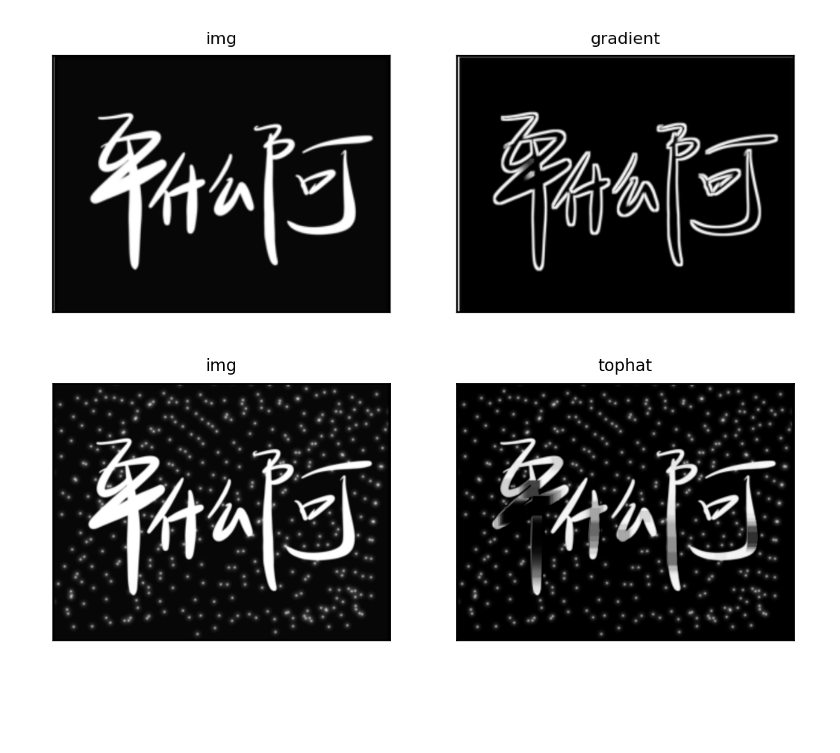
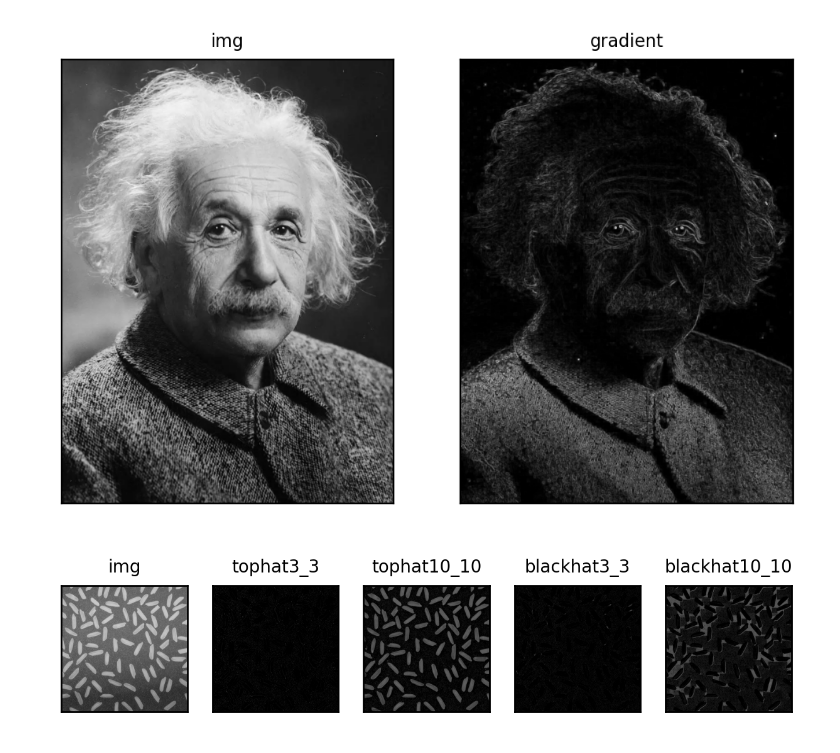
Before and after one commit to awei231/digital-image-processing, a Jupyter notebook: 09.形态学/9.3 一些基本的形态学算法/Morphological_Gradient.ipynb, the cells around one changed output. Drawn from its saved outputs; the diff is of its cells as text; code cells hidden in the pictures; blank space fills up the shorter version.

```diff
--- a/09.形态学/9.3 一些基本的形态学算法/Morphological_Gradient.ipynb
+++ b/09.形态学/9.3 一些基本的形态学算法/Morphological_Gradient.ipynb
@@ -1,40 +1,51 @@
 # %%
 #形态学梯度：膨胀图减去腐蚀图，dilation - erosion，这样会得到物体的轮廓
 import cv2
 import numpy as np
 import matplotlib
 import matplotlib.pyplot as plt #最后两个库为了画子图使用
+def cv_imread(file_path):
+    cv_img = cv2.imdecode(np.fromfile(file_path, dtype=np.uint8), cv2.IMREAD_COLOR)#utf-8编码读取 彩色图像
+    return cv_img
 
-img = cv2.imread('test.png')
-kernel = cv2.getStructuringElement(cv2.MORPH_RECT, (5, 5))  # 矩形结构
+# img = cv2.imread('平什么阿.png') #读取图片
+img = cv_imread('爱因斯坦.jpg')
+kernel = cv2.getStructuringElement(cv2.MORPH_RECT, (3, 3))  # 矩形结构 3x3
 
 gradient = cv2.morphologyEx(img, cv2.MORPH_GRADIENT, kernel)
 titles = ['img', 'gradient']
 images = [img, gradient]
 plt.figure(dpi=200) #指定输出像素大小
 for i in range(2):
     plt.subplot(1, 2, i + 1)
     plt.imshow(images[i])
     plt.title(titles[i], fontsize=8)
     plt.xticks([]), plt.yticks([])
 plt.show()
 # %% [output]
-[figure, old version]
+[figure, new version]
 # %%
 #顶帽：原图减去开运算后的图：src - opening
-img = cv2.imread('j_noise_out.bmp')
-kernel = cv2.getStructuringElement(cv2.MORPH_RECT, (20,20))# 定义结构元素
-tophat = cv2.morphologyEx(img, cv2.MORPH_TOPHAT, kernel)
-titles = ['img', 'tophat']
-images = [img, tophat]
+# img = cv2.imread('j_noise_out.bmp')
+img = cv_imread('顶帽变换.png')
+# print(img)
+kernel3_3 = cv2.getStructuringElement(cv2.MORPH_RECT, (3,3))# 定义结构元素
+kernel10_10 = cv2.getStructuringElement(cv2.MORPH_RECT, (10,10))# 定义结构元素
+tophat3_3 = cv2.morphologyEx(img, cv2.MORPH_TOPHAT, kernel3_3)
+tophat10_10 = cv2.morphologyEx(img, cv2.MORPH_TOPHAT, kernel10_10)
+blackhat3_3 = cv2.morphologyEx(img, cv2.MORPH_BLACKHAT, kernel3_3)
+blackhat10_10 = cv2.morphologyEx(img, cv2.MORPH_BLACKHAT, kernel10_10)
+# print('---------------',tophat)
+titles = ['img', 'tophat3_3', 'tophat10_10', 'blackhat3_3','blackhat10_10']
+images = [img, tophat3_3, tophat10_10, blackhat3_3, blackhat10_10]
 plt.figure(dpi=250) #指定输出像素大小
-for i in range(2):
-    plt.subplot(1, 2, i + 1)
+for i in range(5):
+    plt.subplot(1, 5, i + 1)
     plt.imshow(images[i])
     plt.title(titles[i], fontsize=8)
     plt.xticks([]), plt.yticks([])
 plt.show()
 # %% [output]
-[figure, old version]
+[figure, new version]
 # %%
 #黑帽：闭运算后的图减去原图：closing - src
```
Also changed, not shown: parts of 3 cells of this notebook, 8 other files.
